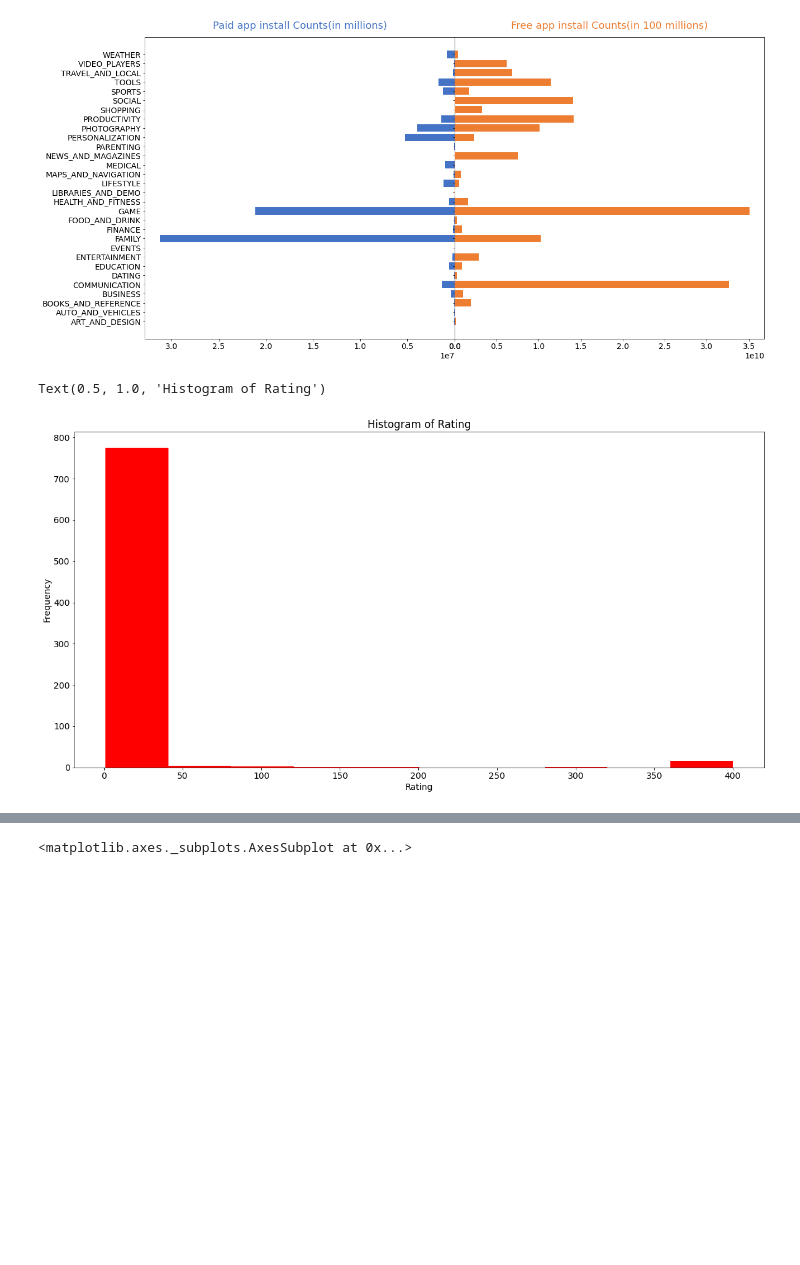
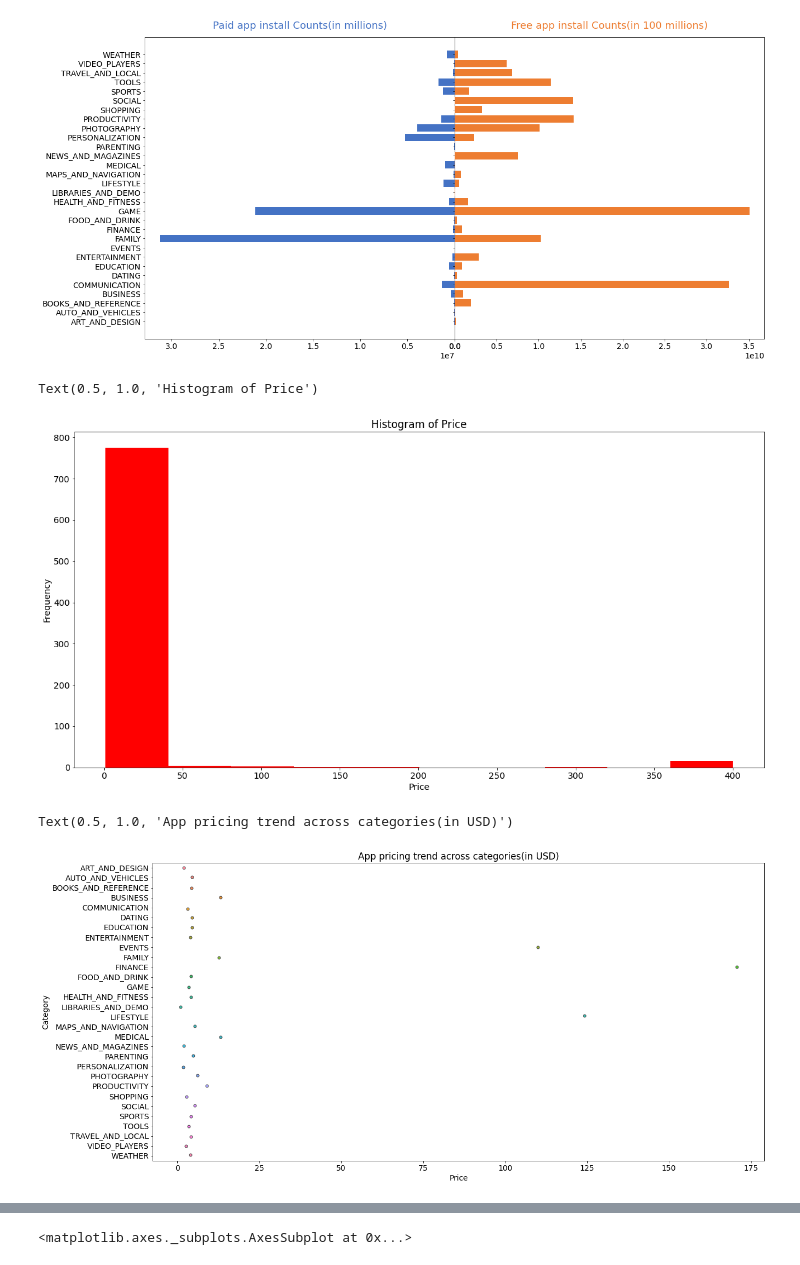
Before and after one commit to HariTarz/Play-Store-App-Review-Analysis, a Jupyter notebook: Play_Store_App_Review_Analysis_Capstone_Project.ipynb, the cells around one changed output, grey strips where cells are left out. Cells and saved outputs as stored; diff of their text form; code cells hidden in the pictures; blank space fills up the shorter version.

```diff
--- a/Play_Store_App_Review_Analysis_Capstone_Project.ipynb
+++ b/Play_Store_App_Review_Analysis_Capstone_Project.ipynb
@@ -424,9 +505,19 @@ plt.subplots_adjust(wspace=0, top=0.85, bottom=0.1, left=0.18, right=0.95)
 # %%
+#Histogram of pice range of piad apps
 price = playstore_df[~playstore_df['Price'].isna() & playstore_df['Price'] != 0]['Price']
 plt.hist(price.values, color='Red')
-plt.xlabel('Rating')
+plt.xlabel('Price')
 plt.ylabel('Frequency')
-plt.title('Histogram of Rating')
+plt.title('Histogram of Price')
 # %% [output]
-Text(0.5, 1.0, 'Histogram of Rating')
+Text(0.5, 1.0, 'Histogram of Price')
 [figure]
+# %%
+#App pricing across categories for Paid apps
+categrory_price_mean_df = playstore_df[playstore_df['Price'] !=  0].groupby(['Category'])['Price'].mean().reset_index(name='Price')
+ax = sns.stripplot(x='Price', y='Category', data=categrory_price_mean_df, jitter=True, linewidth=1)
+ax.set_title('App pricing trend across categories(in USD)')
+# categrory_price_mean_df
+# %% [output]
+Text(0.5, 1.0, 'App pricing trend across categories(in USD)')
+[figure, added]
```
Also changed, not shown: parts of 68 cells of this notebook.
